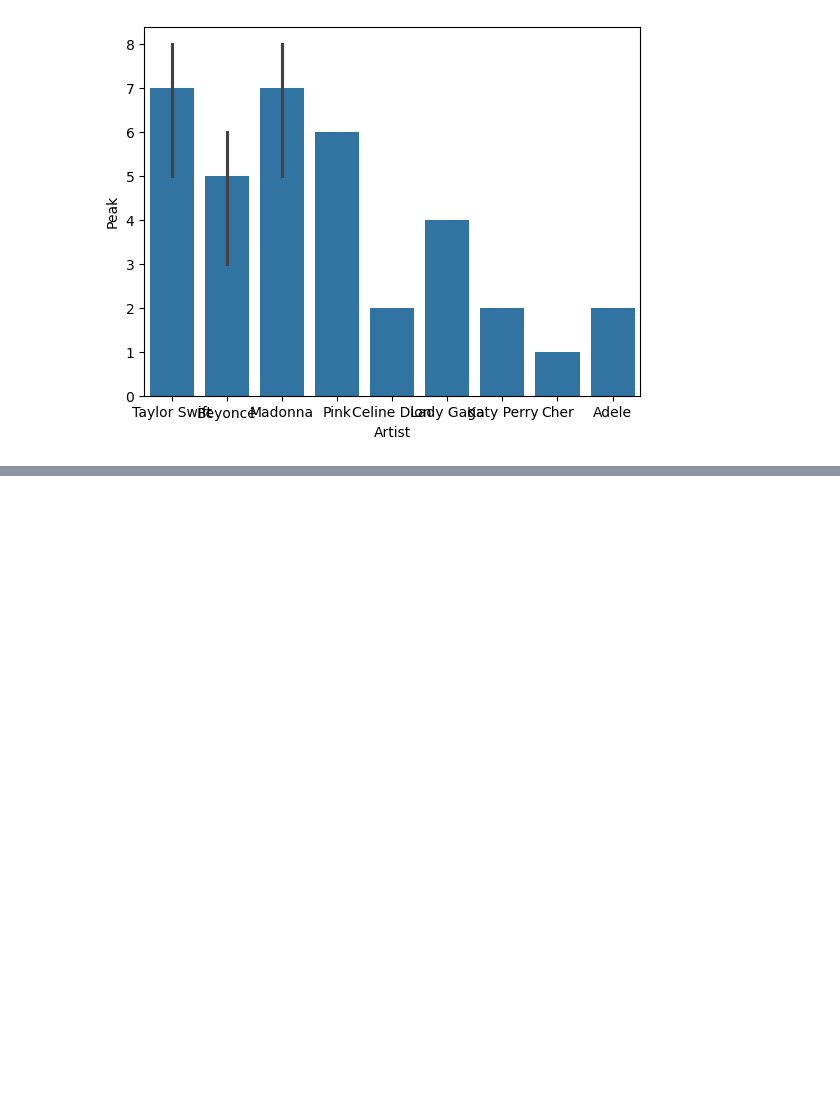
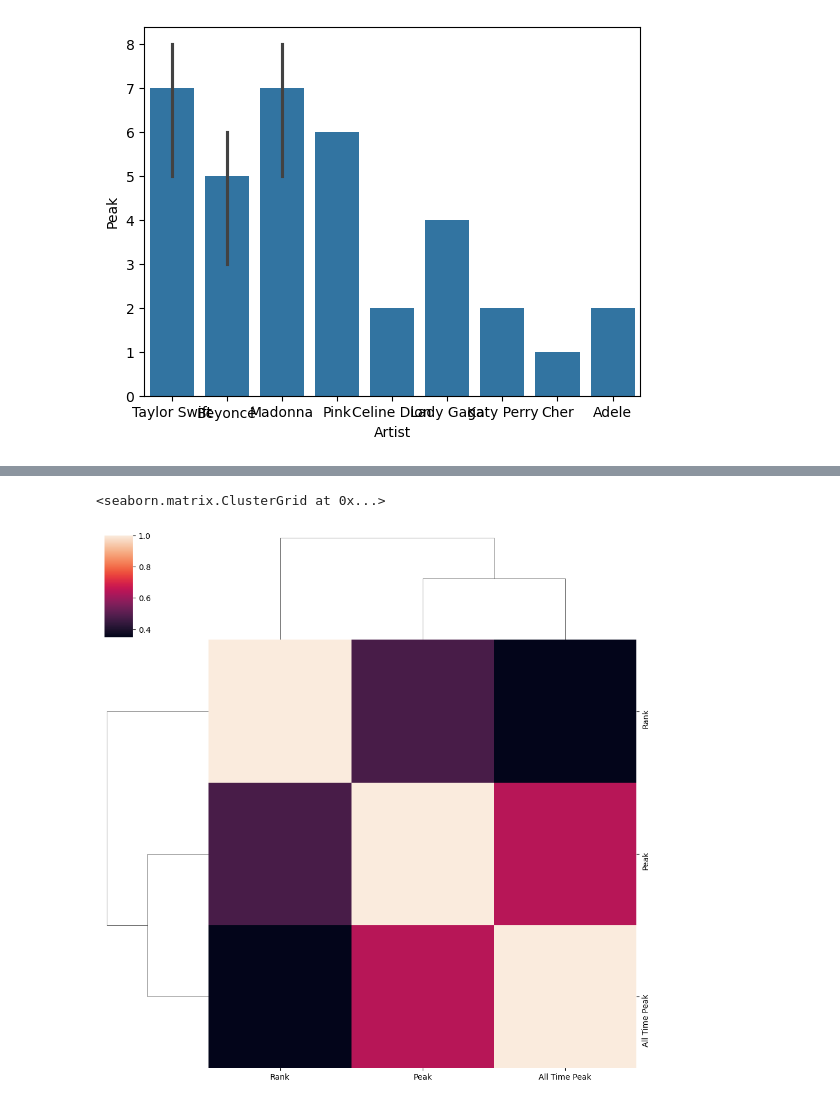
Before and after one commit to Limbu-Unish/Pandas_Content, a Jupyter notebook: Datavisualization_Finalized_dataset.ipynb, the cells around one changed output, grey strips where cells are left out. Drawn from its saved outputs; the diff is of its cells as text; code cells hidden in the pictures; blank space fills up the shorter version.

```diff
--- a/Datavisualization_Finalized_dataset.ipynb
+++ b/Datavisualization_Finalized_dataset.ipynb
@@ -171,0 +143,6 @@ sns.barplot(x = df['Artist'], y = df['Peak'], estimator = np.sum)
+# %%
+#Practising cluster map
+sns.clustermap(data_corr)
+# %% [output]
+<seaborn.matrix.ClusterGrid at 0x...>
+[figure, added]
```
Also changed, not shown: parts of 10 cells of this notebook, 1 other file.
